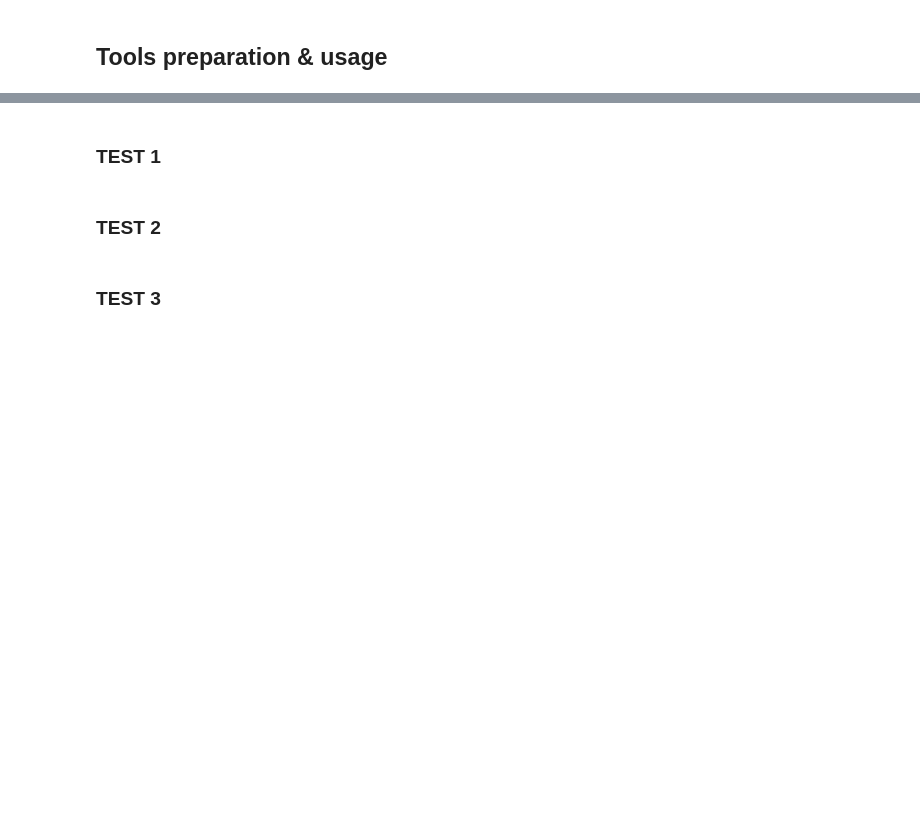
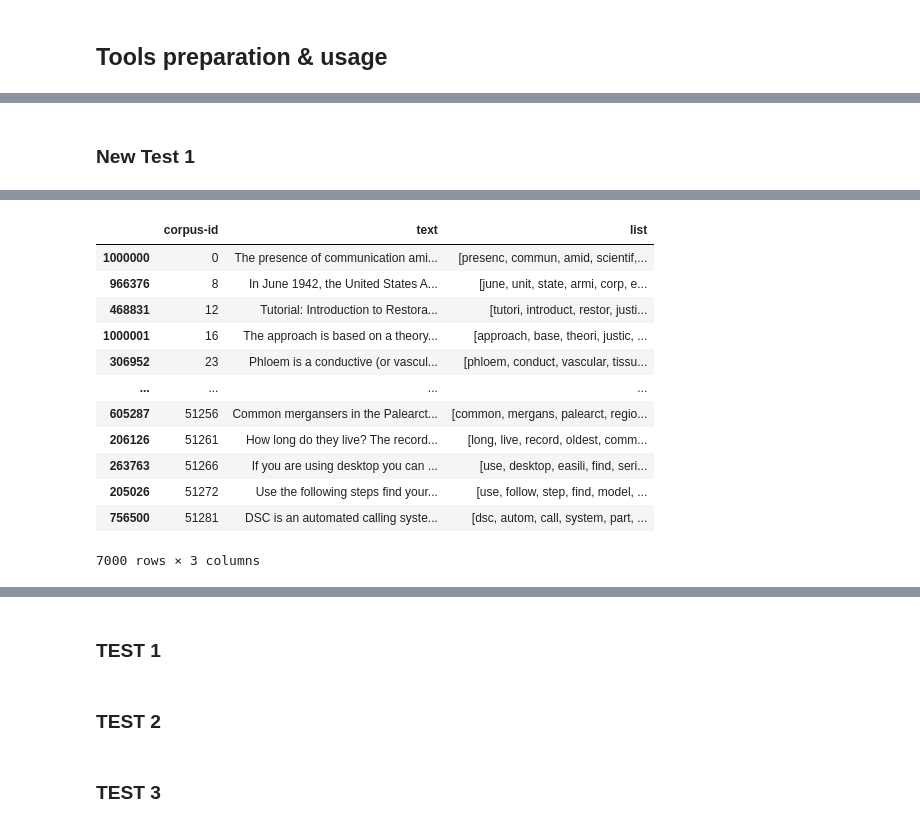
Before and after one commit to DIS-InfoExplorers/Project-1, a Jupyter notebook: EricTestBench.ipynb, the cells around one changed output, grey strips where cells are left out. Drawn from its saved outputs; the diff is of its cells as text; code cells hidden in the pictures; blank space fills up the shorter version.

```diff
--- a/EricTestBench.ipynb
+++ b/EricTestBench.ipynb
@@ -21,5 +22,5 @@ import string
 # Preprocessing
 ## Data Retrieval
 # %%
-corpus = pd.read_json('corpus.jsonl', lines=True).sort_values(by=["_id"]).rename(columns={"_id": "corpus-id"})
+corpus = pd.read_json('data/corpus.jsonl', lines=True).sort_values(by=["_id"]).rename(columns={"_id": "corpus-id"})
 corpus
@@ -43,0 +298,11 @@ queries_test
+# %% [markdown]
+### New Test 1
+# %%
+subset_docs = corpus.iloc[:7000]
+mini_sub = corpus.iloc[:5]
+#subset_docs["list"] = subset_docs['text'].apply(lambda x: preprocess_text(x))
+#subset_docs["list"]
+subset_docs["list"] = parallel_preprocess_texts(subset_docs['text'])
+mini_sub["list"] = parallel_preprocess_texts(mini_sub['text'])
+subset_docs
+# %% [output]
@@ -43,0 +326,13 @@ queries_test
+|  | corpus-id | text | list |
+| 1000000 | 0 | The presence of communication ami... | [presenc, commun, amid, scientif,... |
+| 966376 | 8 | In June 1942, the United States A... | [june, unit, state, armi, corp, e... |
+| 468831 | 12 | Tutorial: Introduction to Restora... | [tutori, introduct, restor, justi... |
+| 1000001 | 16 | The approach is based on a theory... | [approach, base, theori, justic, ... |
+| 306952 | 23 | Phloem is a conductive (or vascul... | [phloem, conduct, vascular, tissu... |
+| ... | ... | ... | ... |
+| 605287 | 51256 | Common mergansers in the Palearct... | [common, mergans, palearct, regio... |
+| 206126 | 51261 | How long do they live? The record... | [long, live, record, oldest, comm... |
+| 263763 | 51266 | If you are using desktop you can ... | [use, desktop, easili, find, seri... |
+| 205026 | 51272 | Use the following steps find your... | [use, follow, step, find, model, ... |
+| 756500 | 51281 | DSC is an automated calling syste... | [dsc, autom, call, system, part, ... |
+7000 rows × 3 columns
```
Also changed, not shown: parts of 25 cells of this notebook, 3 other files.
